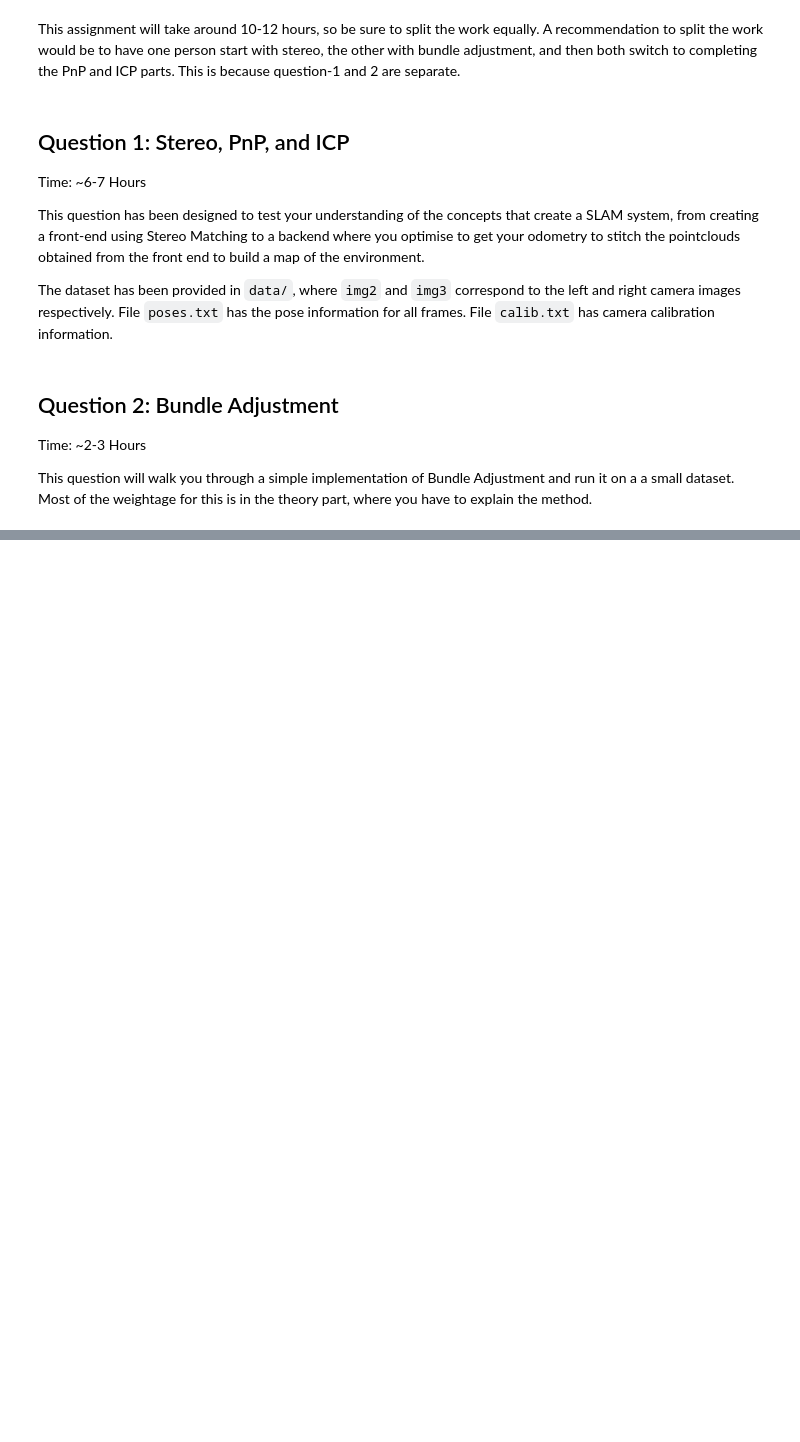
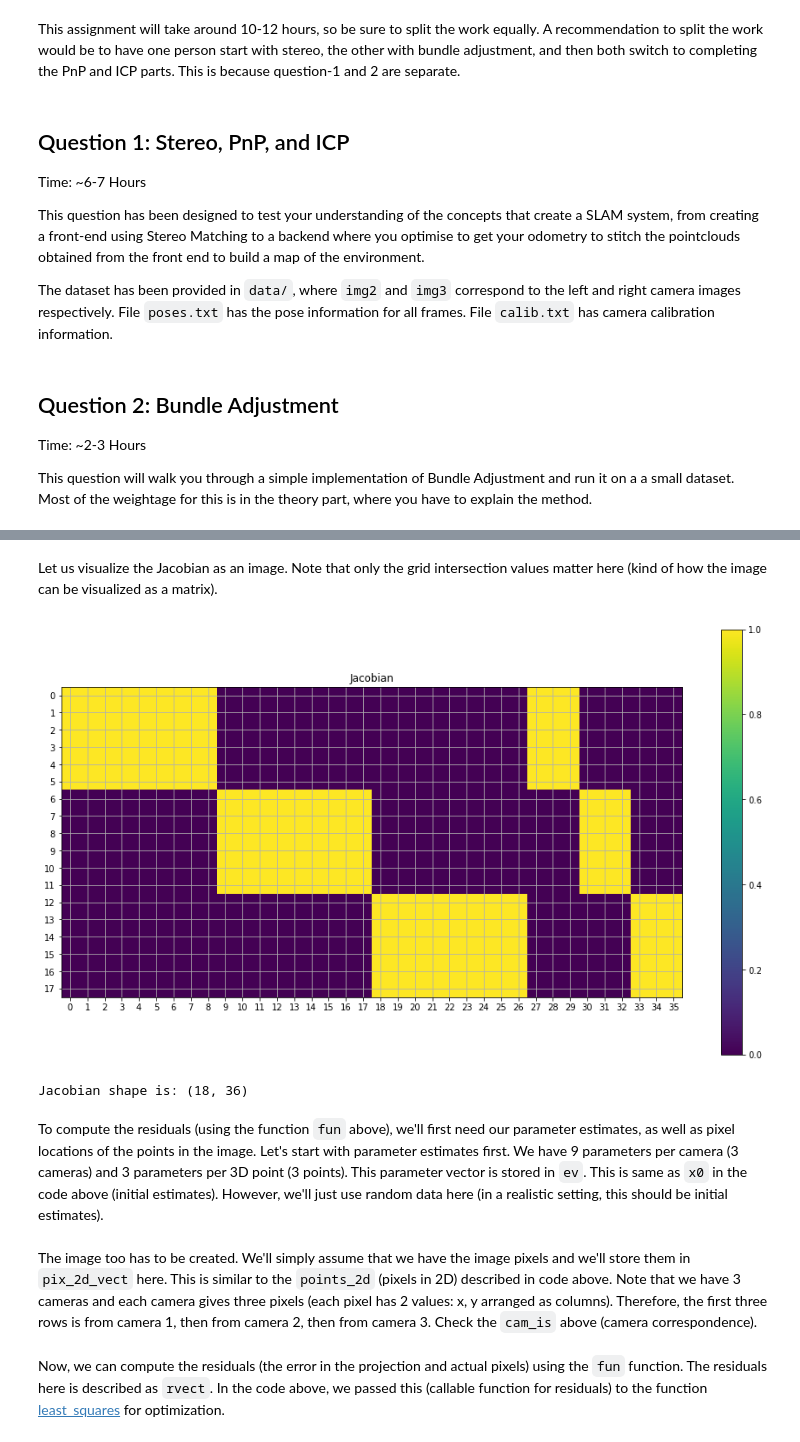
Before and after one commit to TheProjectsGuy/MR21-CS7.503, a Jupyter notebook: Projects/Project2/Project-2.ipynb, the cells around one changed output, grey strips where cells are left out. Cells and saved outputs as stored; diff of their text form; code cells hidden in the pictures; blank space fills up the shorter version.

Commit message:
Finished bundle adjustment notebok

```diff
--- a/Projects/Project2/Project-2.ipynb
+++ b/Projects/Project2/Project-2.ipynb
@@ -28,0 +135,25 @@ This question will walk you through a simple implementation of Bundle Adjustment
+# %%
+m_cams = 3
+n_pts = 3
+# Points seen (concatenated in image vector, like points_2d)
+pt_is = np.array([0, 1, 2, 0, 1, 2, 0, 1, 2])   # World points (corr)
+# Points taken from camera (correspondence for vector like points_2d)
+cam_is = np.array([0, 0, 0, 1, 1, 1, 2, 2, 2])  # Camera (corr)
+c = bundle_adjustment_sparsity(m_cams, n_pts, cam_is, pt_is)
+# %% [markdown]
+Let us visualize the Jacobian as an image. Note that only the grid intersection values matter here (kind of how the image can be visualized as a matrix).
+# %%
+plt.figure(figsize=(16, 9))
+plt.title("Jacobian")
+plt.imshow(c.toarray())
+plt.grid(True)
+plt.yticks(np.arange(2*m_cams*n_pts))
+plt.xticks(np.arange(9*m_cams+3*n_pts))
+plt.colorbar()
+plt.show()
+print(f"Jacobian shape is: {c.shape}")
+# %% [output]
+[figure, added]
+Jacobian shape is: (18, 36)
+# %% [markdown]
+To compute the residuals (using the function `fun` above), we'll first need our parameter estimates, as well as pixel locations of the points in the image. Let's start with parameter estimates first. We have 9 parameters per camera (3 cameras) and 3 parameters per 3D point (3 points). This parameter vector is stored in `ev`. This is same as `x0` in the code above (initial estimates). However, we'll just use random data here (in a realistic setting, this should be initial estimates).
@@ -28,0 +167,2 @@ This question will walk you through a simple implementation of Bundle Adjustment
+# %% [markdown]
+The image too has to be created. We'll simply assume that we have the image pixels and we'll store them in `pix_2d_vect` here. This is similar to the `points_2d` (pixels in 2D) described in code above. Note that we have 3 cameras and each camera gives three pixels (each pixel has 2 values: x, y arranged as columns). Therefore, the first three rows is from camera 1, then from camera 2, then from camera 3. Check the `cam_is` above (camera correspondence).
@@ -28,0 +172,2 @@ This question will walk you through a simple implementation of Bundle Adjustment
+# %% [markdown]
+Now, we can compute the residuals (the error in the projection and actual pixels) using the `fun` function. The residuals here is described as `rvect`. In the code above, we passed this (callable function for residuals) to the function [least_squares](https://scipy.github.io/devdocs/reference/generated/scipy.optimize.least_squares.html#scipy.optimize.least_squares) for optimization.
```
Also changed, not shown: parts of 20 cells of this notebook, 1 other file.
